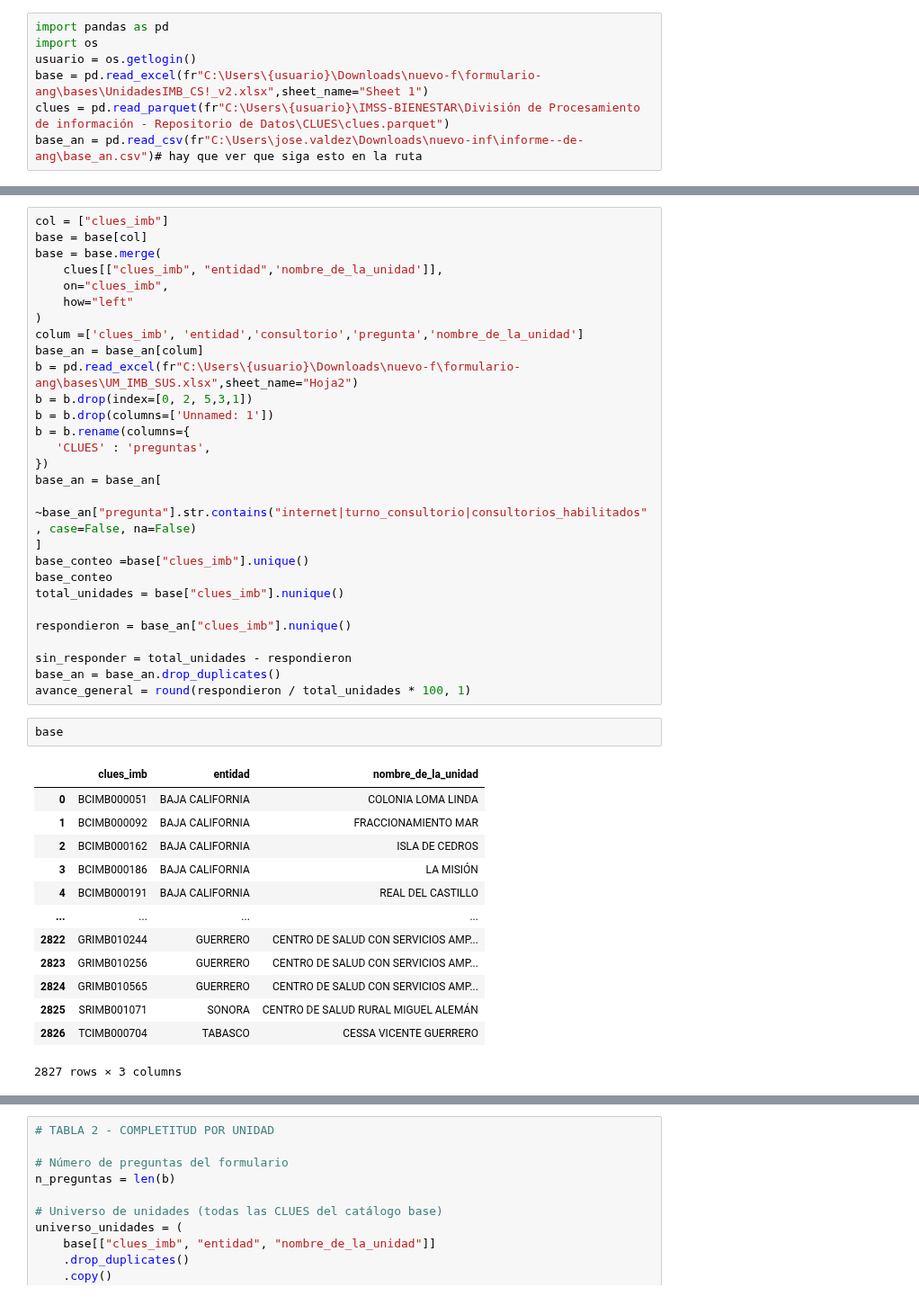
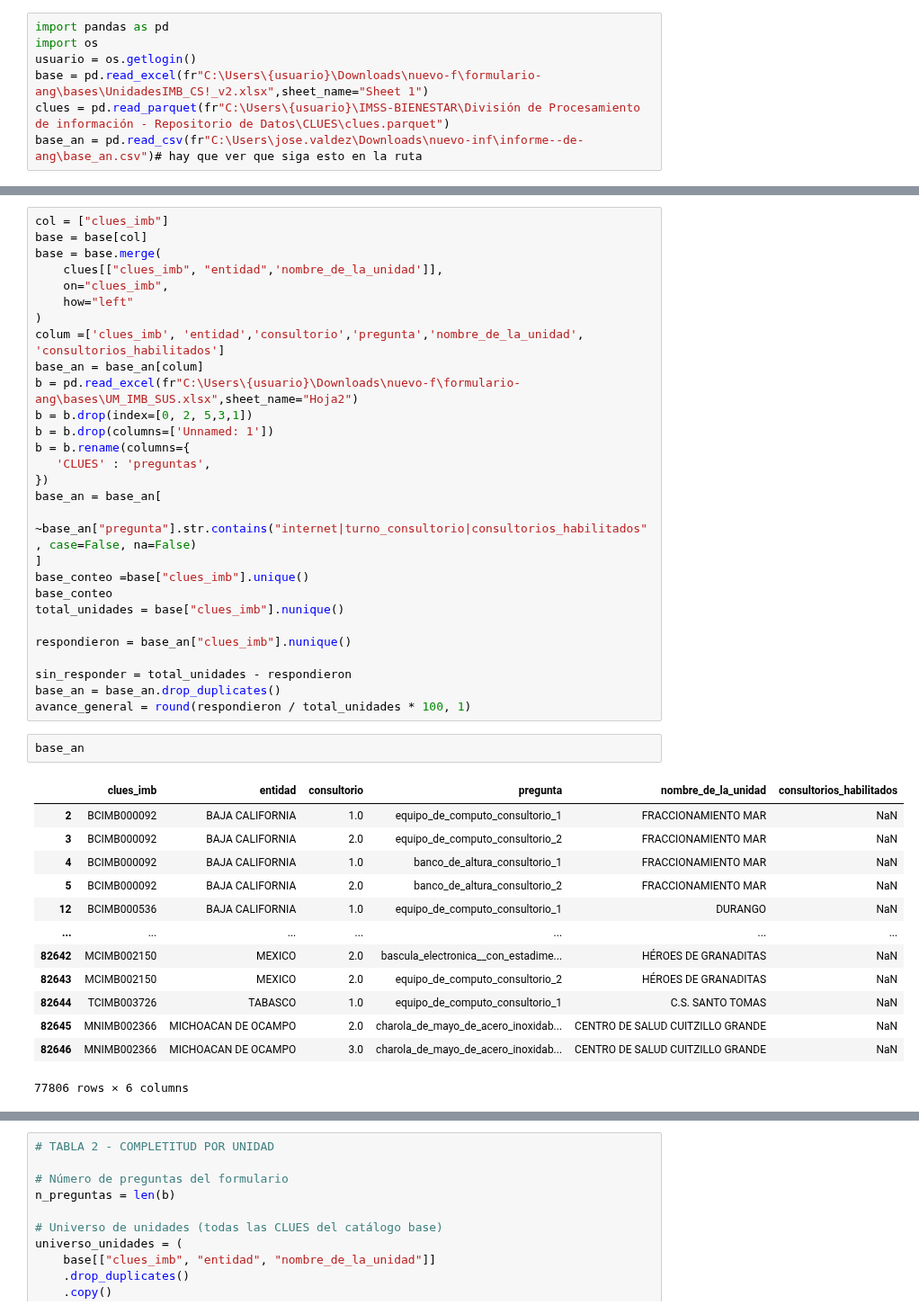
Before and after one commit to servicios-imss-b/entidades_preguntas-, a Jupyter notebook: informe.ipynb, the cells around one changed output, grey strips where cells are left out. Shown at 90% size. Saved outputs shown, nothing was run; the diff lists cells and outputs as text.

```diff
--- a/informe.ipynb
+++ b/informe.ipynb
@@ -13,7 +21,7 @@ base = base.merge(
     on="clues_imb",
     how="left"
 )
-colum =['clues_imb', 'entidad','consultorio','pregunta','nombre_de_la_unidad']
+colum =['clues_imb', 'entidad','consultorio','pregunta','nombre_de_la_unidad', 'consultorios_habilitados']
 base_an = base_an[colum]
 b = pd.read_excel(fr"C:\Users\{usuario}\Downloads\nuevo-f\formulario-ang\bases\UM_IMB_SUS.xlsx",sheet_name="Hoja2")
 b = b.drop(index=[0, 2, 5,3,1])
@@ -34,21 +42,21 @@ sin_responder = total_unidades - respondieron
 base_an = base_an.drop_duplicates()
 avance_general = round(respondieron / total_unidades * 100, 1)
 # %%
-base
+base_an
 # %% [output]
-|  | clues_imb | entidad | nombre_de_la_unidad |
-| 0 | BCIMB000051 | BAJA CALIFORNIA | COLONIA LOMA LINDA |
-| 1 | BCIMB000092 | BAJA CALIFORNIA | FRACCIONAMIENTO MAR |
-| 2 | BCIMB000162 | BAJA CALIFORNIA | ISLA DE CEDROS |
-| 3 | BCIMB000186 | BAJA CALIFORNIA | LA MISIÓN |
-| 4 | BCIMB000191 | BAJA CALIFORNIA | REAL DEL CASTILLO |
-| ... | ... | ... | ... |
-| 2822 | GRIMB010244 | GUERRERO | CENTRO DE SALUD CON SERVICIOS AMP... |
-| 2823 | GRIMB010256 | GUERRERO | CENTRO DE SALUD CON SERVICIOS AMP... |
-| 2824 | GRIMB010565 | GUERRERO | CENTRO DE SALUD CON SERVICIOS AMP... |
-| 2825 | SRIMB001071 | SONORA | CENTRO DE SALUD RURAL MIGUEL ALEMÁN |
-| 2826 | TCIMB000704 | TABASCO | CESSA VICENTE GUERRERO |
+|  | clues_imb | entidad | consultorio | pregunta | nombre_de_la_unidad | consultorios_habilitados |
+| 2 | BCIMB000092 | BAJA CALIFORNIA | 1.0 | equipo_de_computo_consultorio_1 | FRACCIONAMIENTO MAR | NaN |
+| 3 | BCIMB000092 | BAJA CALIFORNIA | 2.0 | equipo_de_computo_consultorio_2 | FRACCIONAMIENTO MAR | NaN |
+| 4 | BCIMB000092 | BAJA CALIFORNIA | 1.0 | banco_de_altura_consultorio_1 | FRACCIONAMIENTO MAR | NaN |
+| 5 | BCIMB000092 | BAJA CALIFORNIA | 2.0 | banco_de_altura_consultorio_2 | FRACCIONAMIENTO MAR | NaN |
+| 12 | BCIMB000536 | BAJA CALIFORNIA | 1.0 | equipo_de_computo_consultorio_1 | DURANGO | NaN |
+| ... | ... | ... | ... | ... | ... | ... |
+| 82642 | MCIMB002150 | MEXICO | 2.0 | bascula_electronica__con_estadime... | HÉROES DE GRANADITAS | NaN |
+| 82643 | MCIMB002150 | MEXICO | 2.0 | equipo_de_computo_consultorio_2 | HÉROES DE GRANADITAS | NaN |
+| 82644 | TCIMB003726 | TABASCO | 1.0 | equipo_de_computo_consultorio_1 | C.S. SANTO TOMAS | NaN |
+| 82645 | MNIMB002366 | MICHOACAN DE OCAMPO | 2.0 | charola_de_mayo_de_acero_inoxidab... | CENTRO DE SALUD CUITZILLO GRANDE | NaN |
+| 82646 | MNIMB002366 | MICHOACAN DE OCAMPO | 3.0 | charola_de_mayo_de_acero_inoxidab... | CENTRO DE SALUD CUITZILLO GRANDE | NaN |
-2827 rows × 3 columns
+77806 rows × 6 columns
 # %%
 # CLUES pendientes: unidades que no han enviado ninguna respuesta
 clues_catalogo = (
```
Also changed, not shown: parts of 5 cells of this notebook, 3 other files.
